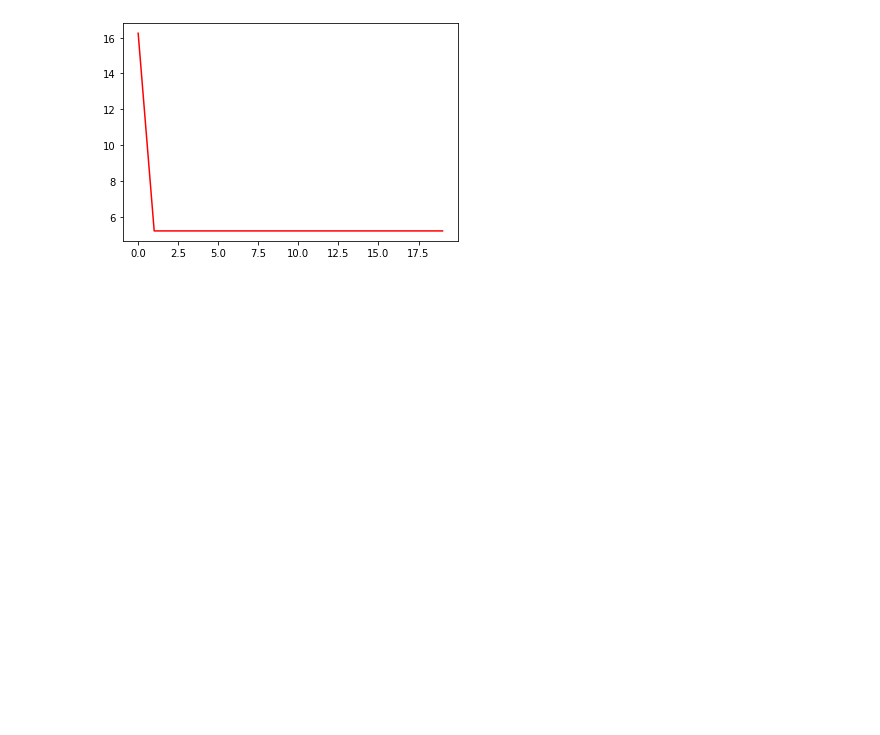
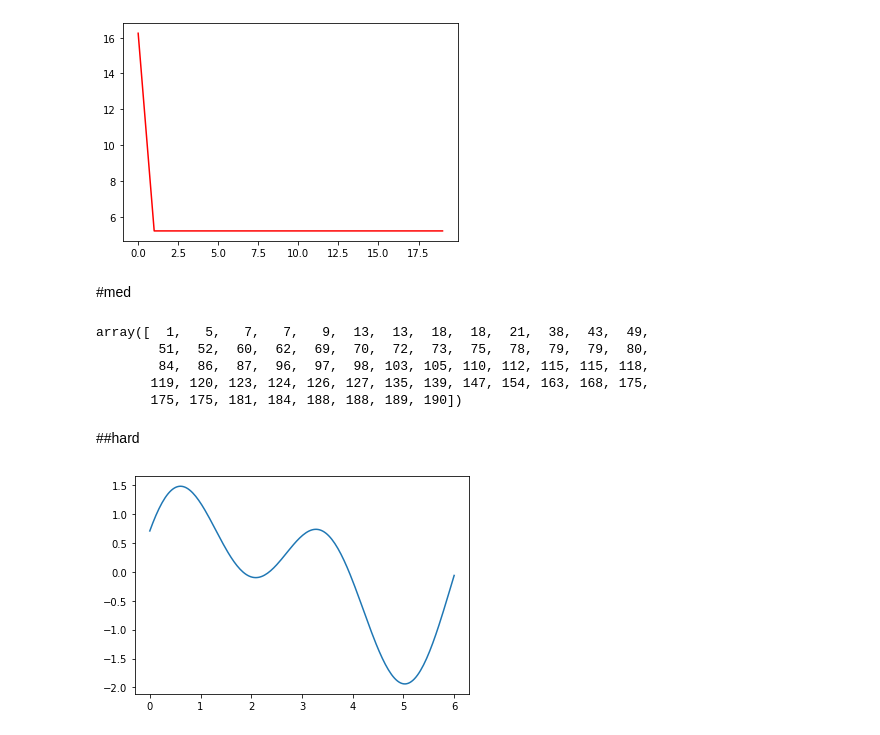
Before and after one commit to mahsaghn/MLP, a Jupyter notebook: mlp123.ipynb, the cells around one changed output. Cells and saved outputs as stored; diff of their text form; code cells hidden in the pictures; blank space fills up the shorter version.

```diff
--- a/mlp123.ipynb
+++ b/mlp123.ipynb
@@ -188,3 +236,41 @@ plt.show()
 # %% [output]
 20
 [figure]
+# %% [markdown]
+#med
+# %%
+index
+# %% [output]
+array([  1,   5,   7,   7,   9,  13,  13,  18,  18,  21,  38,  43,  49,
+        51,  52,  60,  62,  69,  70,  72,  73,  75,  78,  79,  79,  80,
+        84,  86,  87,  96,  97,  98, 103, 105, 110, 112, 115, 115, 118,
+       119, 120, 123, 124, 126, 127, 135, 139, 147, 154, 163, 168, 175,
+       175, 175, 181, 184, 188, 188, 189, 190])
+# %% [markdown]
+##hard
+# %%
+xhard_o = np.linspace(0,6,200)
+yhard_o =np.sin(xhard_o) + np.sin(xhard_o*2+3.14/4)
+xhard = np.linspace(0,6,200)
+index = np.random.randint(0,200,60)
+index = np.sort(index)
+x_trainh = []
+x_testh = []
+for i in range(200):
+  if i not in index:
+    x_trainh.append(xhard[i])
+  else:
+    x_testh.append(xhard[i])
+
+x_testh = np.array(x_testh)
+y_testh = np.sin(x_testh) + np.sin(x_testh*2+3.14/4)
+
+x_trainh = np.array(xtrain_h)
+np.random.shuffle(x_trainh)
+y_trainh = np.sin(x_trainh) + np.sin(x_trainh*2+3.14/4)
+
+
+plt.plot(xhard_o,yhard_o)
+plt.show()
+# %% [output]
+[figure, added]
```
Also changed, not shown: parts of 10 cells of this notebook.
